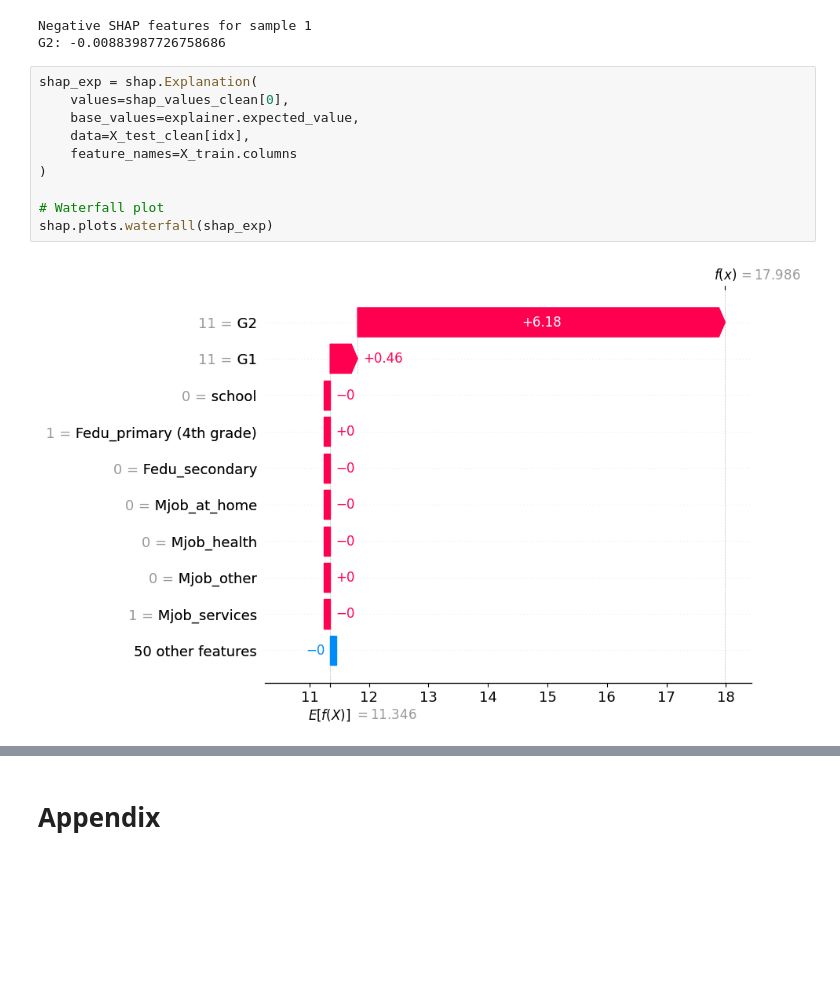
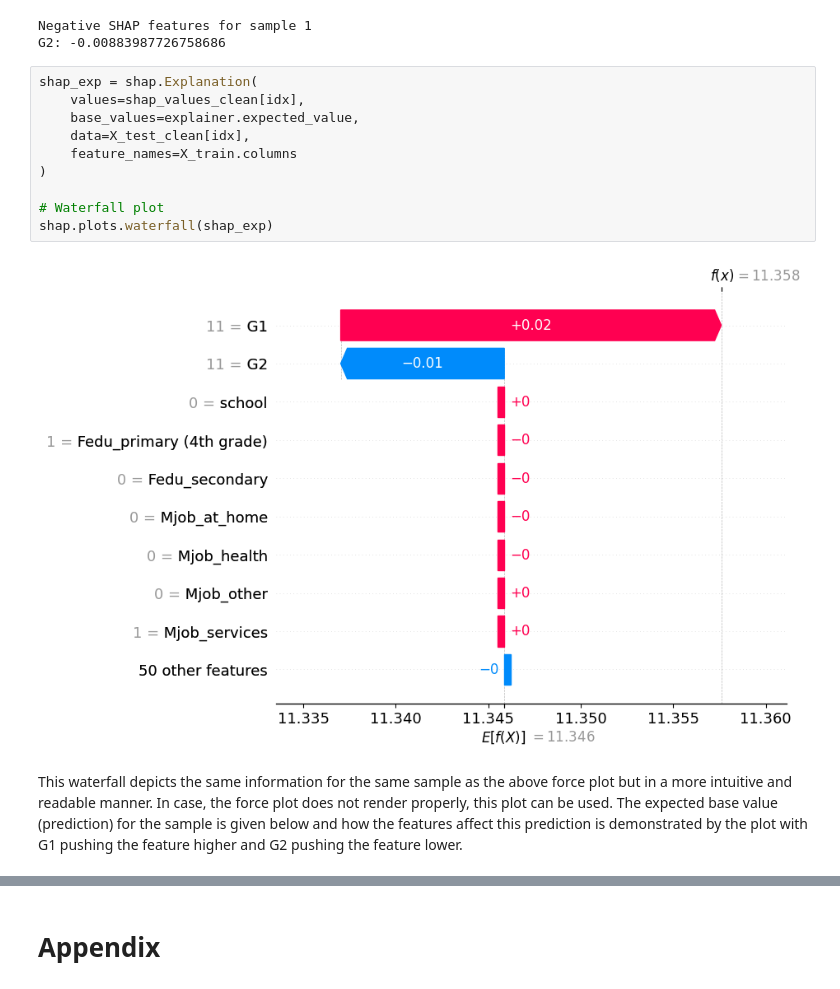
Before and after one commit to Yahtze/CS-9223-RAI-Project, a Jupyter notebook: ads_audit.ipynb, the cells around one changed output, grey strips where cells are left out. Drawn from its saved outputs; the diff is of its cells as text; blank space fills up the shorter version.

Commit message:
Added SHAP Explanations

```diff
--- a/ads_audit.ipynb
+++ b/ads_audit.ipynb
@@ -1111,13 +1109,15 @@ Negative SHAP features for sample 1
 G2: -0.00883987726758686
 # %%
 shap_exp = shap.Explanation(
-    values=shap_values_clean[0],
+    values=shap_values_clean[idx],
     base_values=explainer.expected_value,
     data=X_test_clean[idx],
     feature_names=X_train.columns
 )
 
 # Waterfall plot
 shap.plots.waterfall(shap_exp)
 # %% [output]
-[figure, old version]
+[figure, new version]
+# %% [markdown]
+This waterfall depicts the same information for the same sample as the above force plot but in a more intuitive and readable manner. In case, the force plot does not render properly, this plot can be used. The expected base value (prediction) for the sample is given below and how the features affect this prediction is demonstrated by the plot with G1 pushing the feature higher and G2 pushing the feature lower.
```
Also changed, not shown: parts of 8 cells of this notebook.
